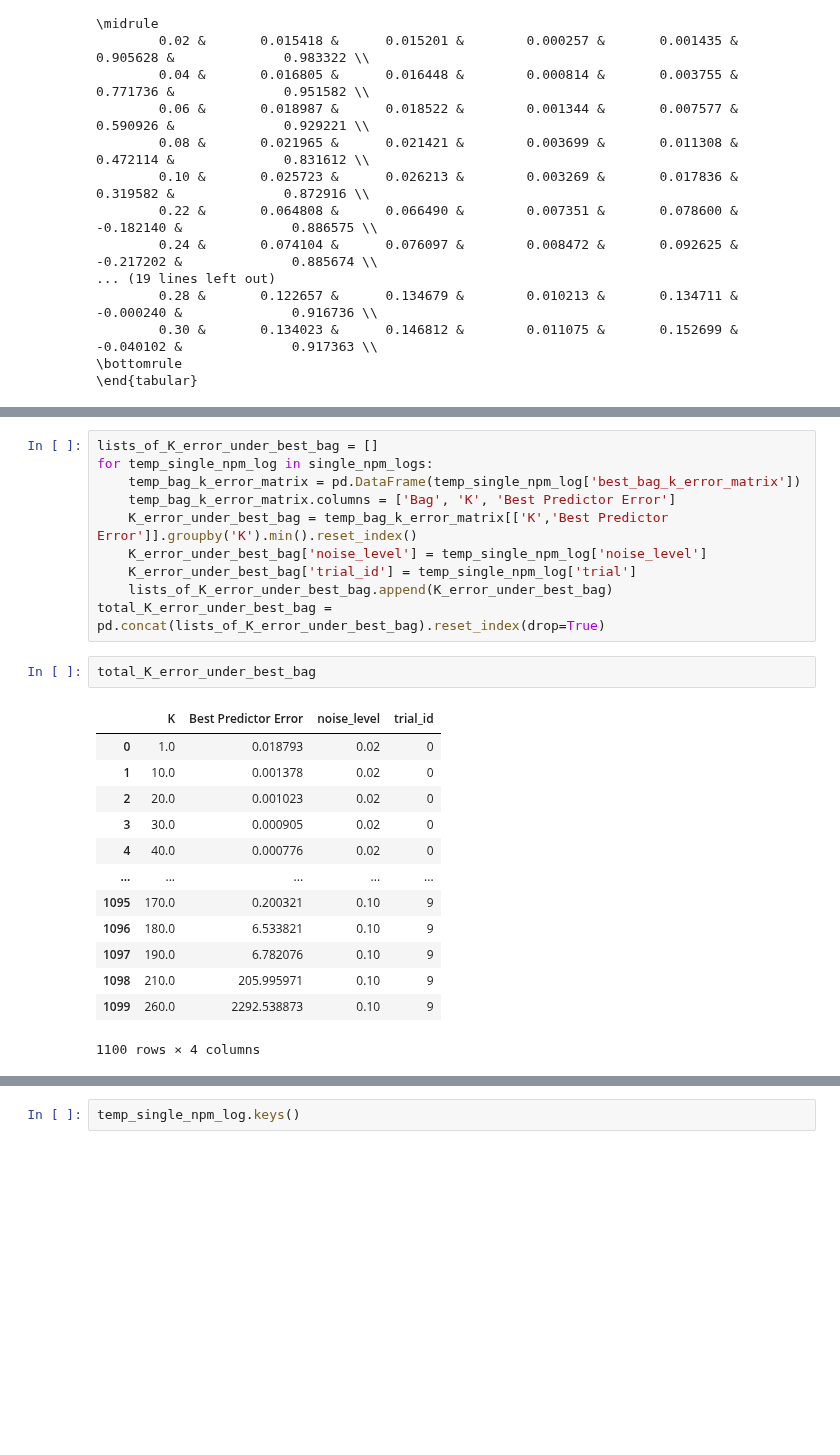
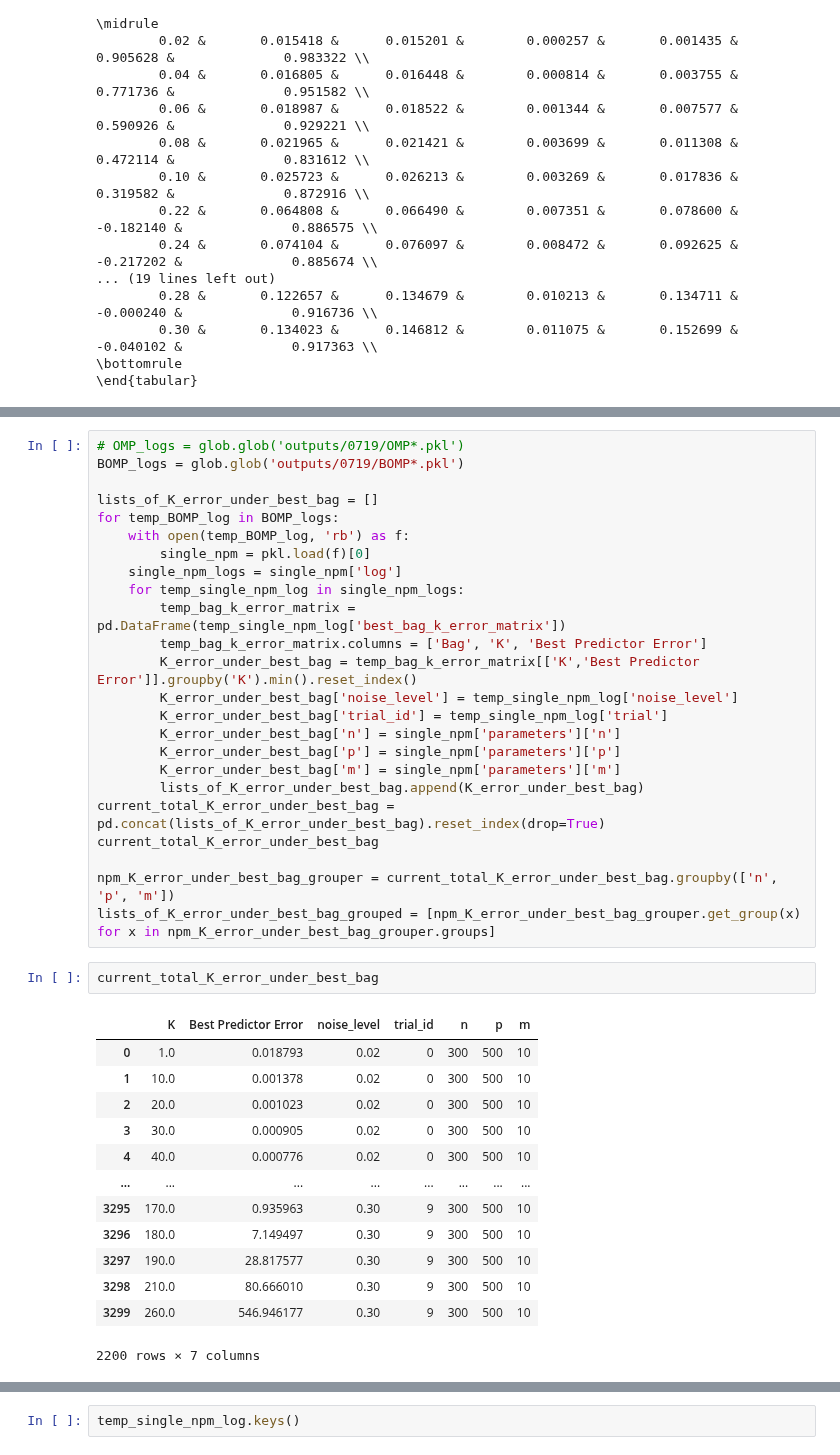
Before and after one commit to sleepysunny311/Projection_Pursuit_Summer, a Jupyter notebook: task8/Result_Analysis.ipynb, the cells around one changed output, grey strips where cells are left out. Saved outputs shown, nothing was run; the diff lists cells and outputs as text; blank space fills up the shorter version.

```diff
--- a/task8/Result_Analysis.ipynb
+++ b/task8/Result_Analysis.ipynb
@@ -189,26 +143,40 @@ single_npm['parameters']['fixed_params']
 # %%
+# OMP_logs = glob.glob('outputs/0719/OMP*.pkl')
+BOMP_logs = glob.glob('outputs/0719/BOMP*.pkl')
+
 lists_of_K_error_under_best_bag = []
-for temp_single_npm_log in single_npm_logs:
-    temp_bag_k_error_matrix = pd.DataFrame(temp_single_npm_log['best_bag_k_error_matrix'])
-    temp_bag_k_error_matrix.columns = ['Bag', 'K', 'Best Predictor Error']
-    K_error_under_best_bag = temp_bag_k_error_matrix[['K','Best Predictor Error']].groupby('K').min().reset_index()
-    K_error_under_best_bag['noise_level'] = temp_single_npm_log['noise_level']
-    K_error_under_best_bag['trial_id'] = temp_single_npm_log['trial']
-    lists_of_K_error_under_best_bag.append(K_error_under_best_bag)
-total_K_error_under_best_bag = pd.concat(lists_of_K_error_under_best_bag).reset_index(drop=True)
+for temp_BOMP_log in BOMP_logs:
+    with open(temp_BOMP_log, 'rb') as f:
+        single_npm = pkl.load(f)[0]
+    single_npm_logs = single_npm['log']
+    for temp_single_npm_log in single_npm_logs:
+        temp_bag_k_error_matrix = pd.DataFrame(temp_single_npm_log['best_bag_k_error_matrix'])
+        temp_bag_k_error_matrix.columns = ['Bag', 'K', 'Best Predictor Error']
+        K_error_under_best_bag = temp_bag_k_error_matrix[['K','Best Predictor Error']].groupby('K').min().reset_index()
+        K_error_under_best_bag['noise_level'] = temp_single_npm_log['noise_level']
+        K_error_under_best_bag['trial_id'] = temp_single_npm_log['trial']
+        K_error_under_best_bag['n'] = single_npm['parameters']['n']
+        K_error_under_best_bag['p'] = single_npm['parameters']['p']
+        K_error_under_best_bag['m'] = single_npm['parameters']['m']
+        lists_of_K_error_under_best_bag.append(K_error_under_best_bag)
+current_total_K_error_under_best_bag = pd.concat(lists_of_K_error_under_best_bag).reset_index(drop=True)
+current_total_K_error_under_best_bag
+
+npm_K_error_under_best_bag_grouper = current_total_K_error_under_best_bag.groupby(['n', 'p', 'm'])
+lists_of_K_error_under_best_bag_grouped = [npm_K_error_under_best_bag_grouper.get_group(x) for x in npm_K_error_under_best_bag_grouper.groups]
-# %%
-total_K_error_under_best_bag
-# %% [output]
-|  | K | Best Predictor Error | noise_level | trial_id |
-| 0 | 1.0 | 0.018793 | 0.02 | 0 |
-| 1 | 10.0 | 0.001378 | 0.02 | 0 |
-| 2 | 20.0 | 0.001023 | 0.02 | 0 |
-| 3 | 30.0 | 0.000905 | 0.02 | 0 |
-| 4 | 40.0 | 0.000776 | 0.02 | 0 |
-| ... | ... | ... | ... | ... |
-| 1095 | 170.0 | 0.200321 | 0.10 | 9 |
-| 1096 | 180.0 | 6.533821 | 0.10 | 9 |
-| 1097 | 190.0 | 6.782076 | 0.10 | 9 |
-| 1098 | 210.0 | 205.995971 | 0.10 | 9 |
-| 1099 | 260.0 | 2292.538873 | 0.10 | 9 |
-1100 rows × 4 columns
+# %%
+current_total_K_error_under_best_bag
+# %% [output]
+|  | K | Best Predictor Error | noise_level | trial_id | n | p | m |
+| 0 | 1.0 | 0.018793 | 0.02 | 0 | 300 | 500 | 10 |
+| 1 | 10.0 | 0.001378 | 0.02 | 0 | 300 | 500 | 10 |
+| 2 | 20.0 | 0.001023 | 0.02 | 0 | 300 | 500 | 10 |
+| 3 | 30.0 | 0.000905 | 0.02 | 0 | 300 | 500 | 10 |
+| 4 | 40.0 | 0.000776 | 0.02 | 0 | 300 | 500 | 10 |
+| ... | ... | ... | ... | ... | ... | ... | ... |
+| 3295 | 170.0 | 0.935963 | 0.30 | 9 | 300 | 500 | 10 |
+| 3296 | 180.0 | 7.149497 | 0.30 | 9 | 300 | 500 | 10 |
+| 3297 | 190.0 | 28.817577 | 0.30 | 9 | 300 | 500 | 10 |
+| 3298 | 210.0 | 80.666010 | 0.30 | 9 | 300 | 500 | 10 |
+| 3299 | 260.0 | 546.946177 | 0.30 | 9 | 300 | 500 | 10 |
+2200 rows × 7 columns
```
Also changed, not shown: parts of 9 cells of this notebook, 25 other files.
